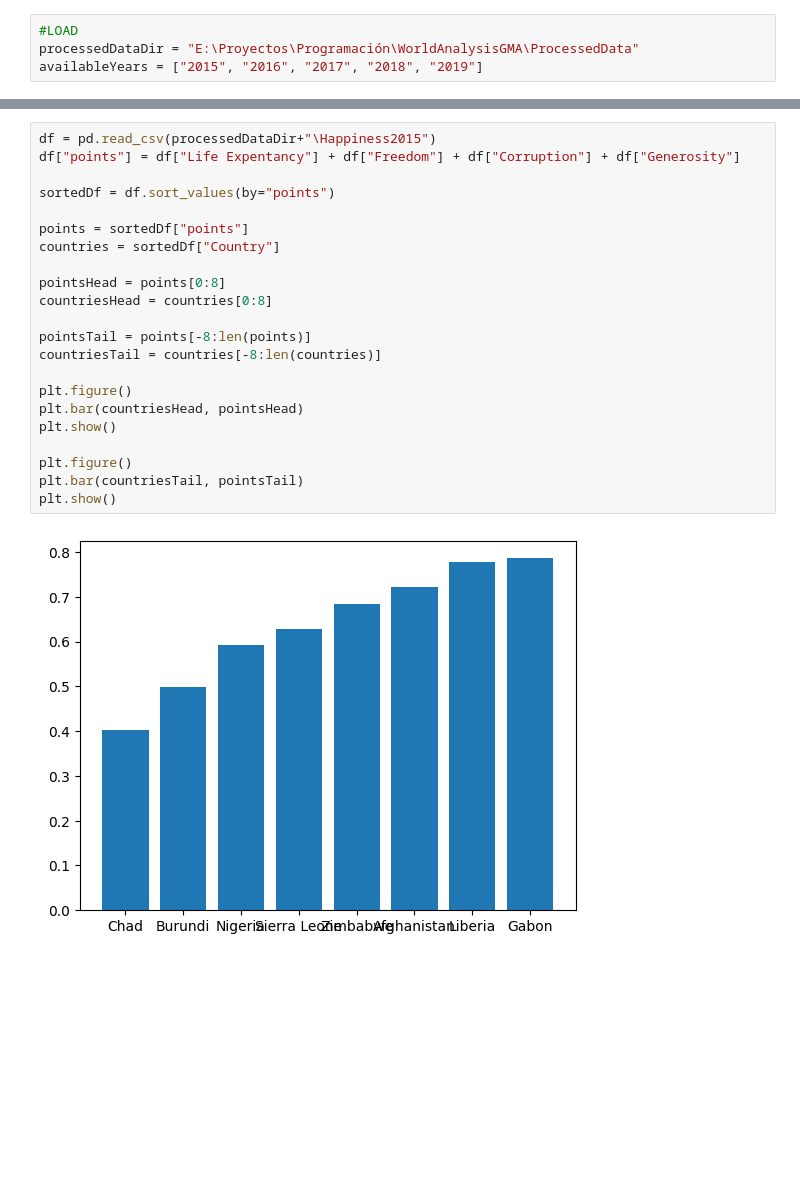
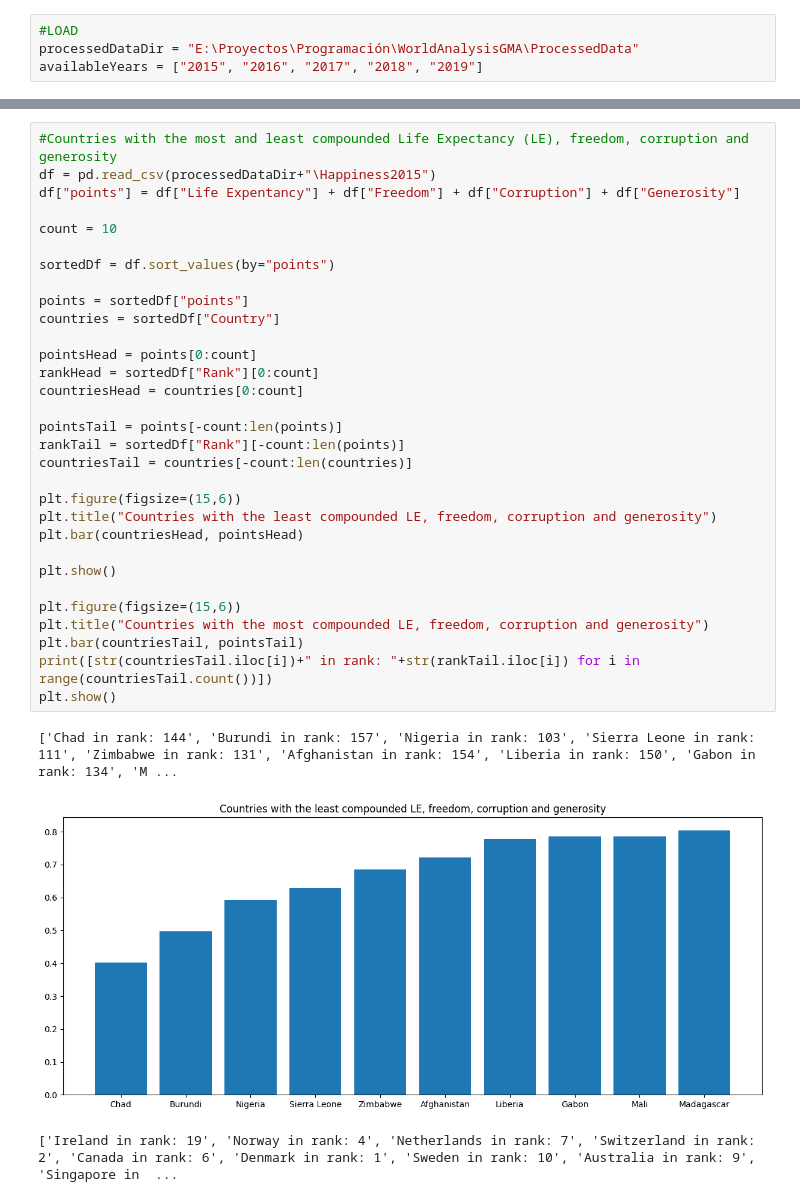
Before and after one commit to geniusbat/WorldAnalysisGMA, a Jupyter notebook: Code/showingData.ipynb, the cells around one changed output, grey strips where cells are left out. Cells and saved outputs as stored; diff of their text form; blank space fills up the shorter version.

```diff
--- a/Code/showingData.ipynb
+++ b/Code/showingData.ipynb
@@ -38,24 +38,35 @@ plt.show()
 # %%
+#Countries with the most and least compounded Life Expectancy (LE), freedom, corruption and generosity
 df = pd.read_csv(processedDataDir+"\Happiness2015")
 df["points"] = df["Life Expentancy"] + df["Freedom"] + df["Corruption"] + df["Generosity"]
+
+count = 10
 
 sortedDf = df.sort_values(by="points")
 
 points = sortedDf["points"]
 countries = sortedDf["Country"]
 
-pointsHead = points[0:8]
-countriesHead = countries[0:8]
+pointsHead = points[0:count]
+rankHead = sortedDf["Rank"][0:count]
+countriesHead = countries[0:count]
 
-pointsTail = points[-8:len(points)]
-countriesTail = countries[-8:len(countries)]
+pointsTail = points[-count:len(points)]
+rankTail = sortedDf["Rank"][-count:len(points)]
+countriesTail = countries[-count:len(countries)]
 
-plt.figure()
+plt.figure(figsize=(15,6))
+plt.title("Countries with the least compounded LE, freedom, corruption and generosity")
 plt.bar(countriesHead, pointsHead)
+
 plt.show()
 
-plt.figure()
+plt.figure(figsize=(15,6))
+plt.title("Countries with the most compounded LE, freedom, corruption and generosity")
 plt.bar(countriesTail, pointsTail)
+print([str(countriesTail.iloc[i])+" in rank: "+str(rankTail.iloc[i]) for i in range(countriesTail.count())])
 plt.show()
 # %% [output]
+['Chad in rank: 144', 'Burundi in rank: 157', 'Nigeria in rank: 103', 'Sierra Leone in rank: 111', 'Zimbabwe in rank: 131', 'Afghanistan in rank: 154', 'Liberia in rank: 150', 'Gabon in rank: 134', 'M ...
-[figure, old version]
+[figure, new version]
+['Ireland in rank: 19', 'Norway in rank: 4', 'Netherlands in rank: 7', 'Switzerland in rank: 2', 'Canada in rank: 6', 'Denmark in rank: 1', 'Sweden in rank: 10', 'Australia in rank: 9', 'Singapore in  ...
```
Also changed, not shown: parts of 2 cells of this notebook.
